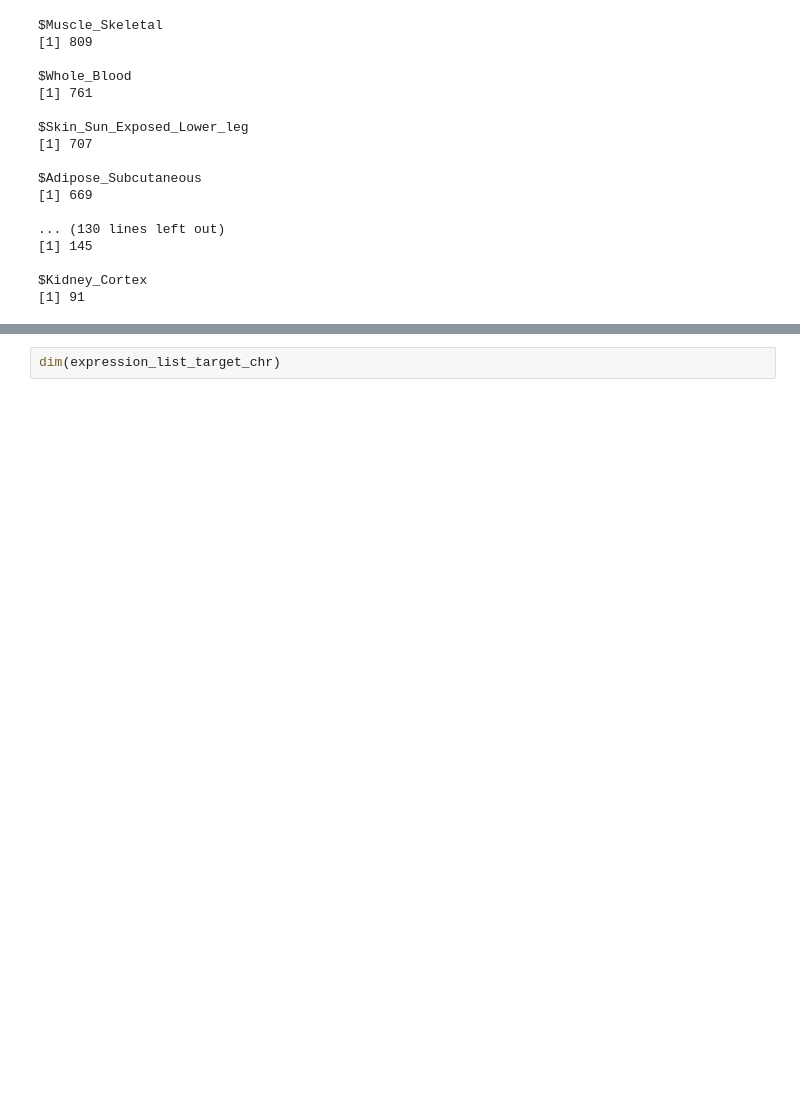
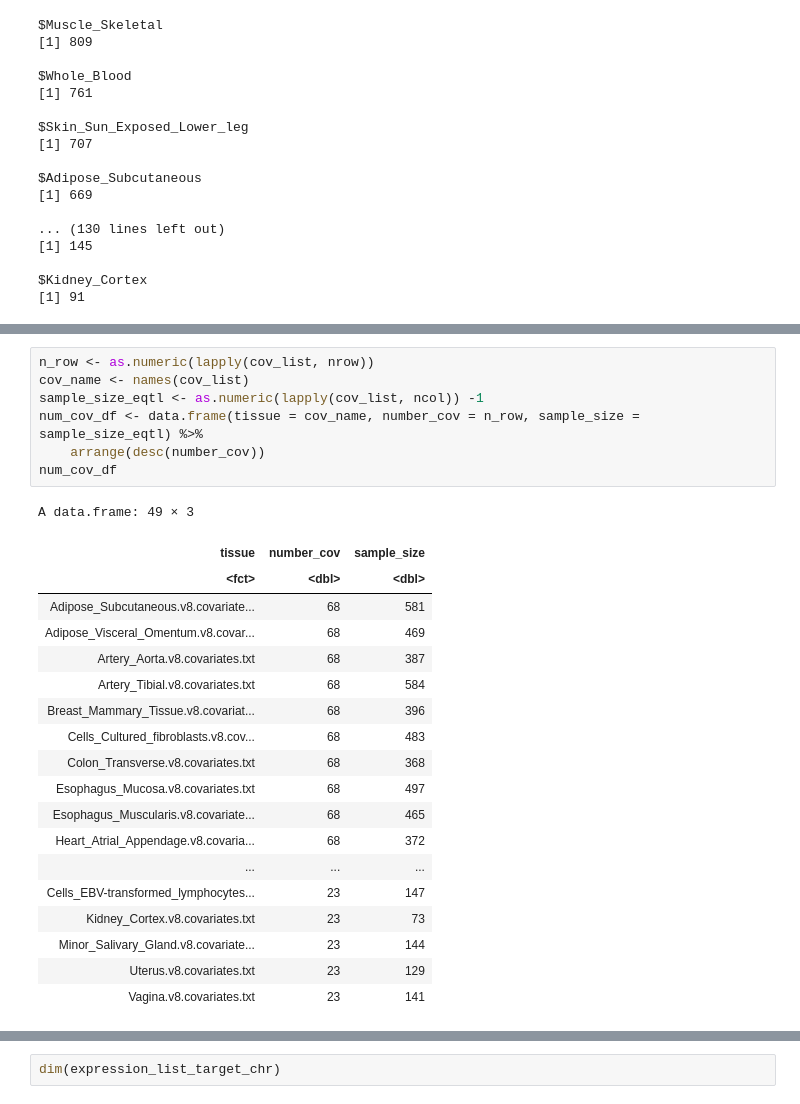
Before and after one commit to Joker-Jerome/utmost_update, a Jupyter notebook: code/R/expression_adjustment_output.ipynb, the cells around one changed output, grey strips where cells are left out. Drawn from its saved outputs; the diff is of its cells as text; blank space fills up the shorter version.

```diff
--- a/code/R/expression_adjustment_output.ipynb
+++ b/code/R/expression_adjustment_output.ipynb
@@ -526,0 +571,27 @@ $Kidney_Cortex
+# %%
+n_row <- as.numeric(lapply(cov_list, nrow))
+cov_name <- names(cov_list)
+sample_size_eqtl <- as.numeric(lapply(cov_list, ncol)) -1
+num_cov_df <- data.frame(tissue = cov_name, number_cov = n_row, sample_size = sample_size_eqtl) %>%
+    arrange(desc(number_cov))
+num_cov_df
+# %% [output]
+A data.frame: 49 × 3
+| tissue | number_cov | sample_size |
+| <fct> | <dbl> | <dbl> |
+| Adipose_Subcutaneous.v8.covariate... | 68 | 581 |
+| Adipose_Visceral_Omentum.v8.covar... | 68 | 469 |
+| Artery_Aorta.v8.covariates.txt | 68 | 387 |
+| Artery_Tibial.v8.covariates.txt | 68 | 584 |
+| Breast_Mammary_Tissue.v8.covariat... | 68 | 396 |
+| Cells_Cultured_fibroblasts.v8.cov... | 68 | 483 |
+| Colon_Transverse.v8.covariates.txt | 68 | 368 |
+| Esophagus_Mucosa.v8.covariates.txt | 68 | 497 |
+| Esophagus_Muscularis.v8.covariate... | 68 | 465 |
+| Heart_Atrial_Appendage.v8.covaria... | 68 | 372 |
+| ... | ... | ... |
+| Cells_EBV-transformed_lymphocytes... | 23 | 147 |
+| Kidney_Cortex.v8.covariates.txt | 23 | 73 |
+| Minor_Salivary_Gland.v8.covariate... | 23 | 144 |
+| Uterus.v8.covariates.txt | 23 | 129 |
+| Vagina.v8.covariates.txt | 23 | 141 |
```
Also changed, not shown: parts of 20 cells of this notebook, 4 other files.
